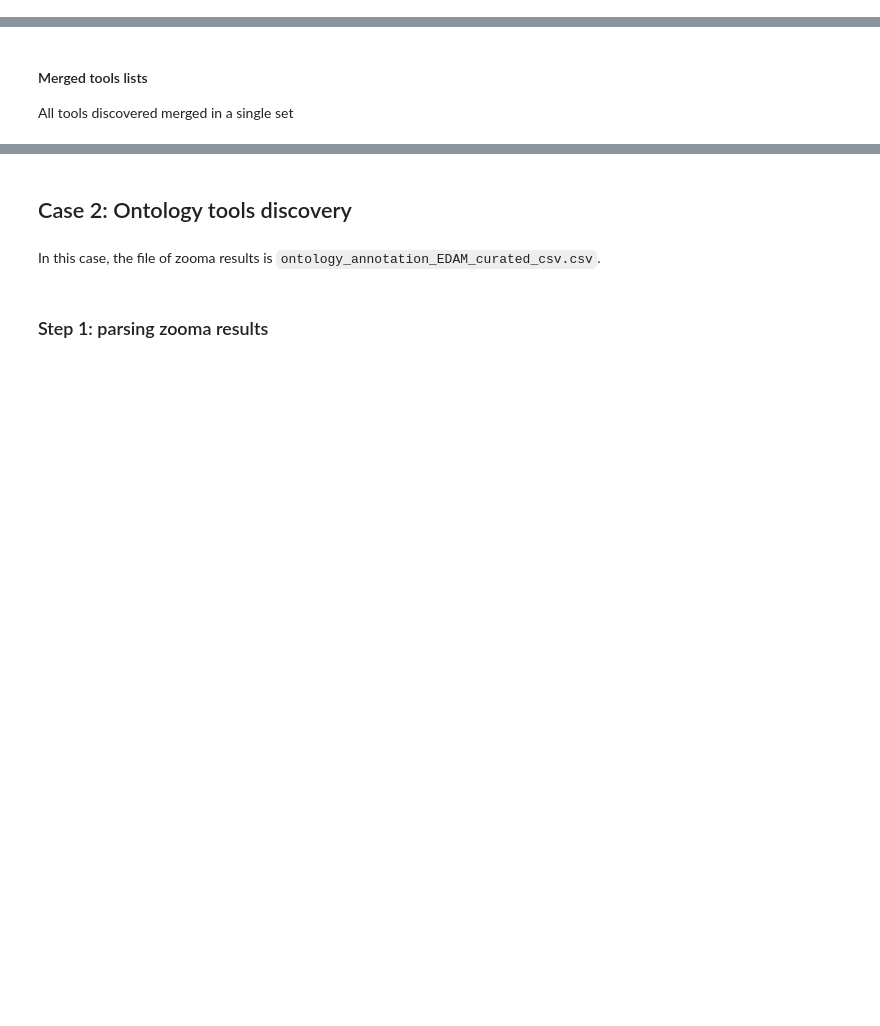
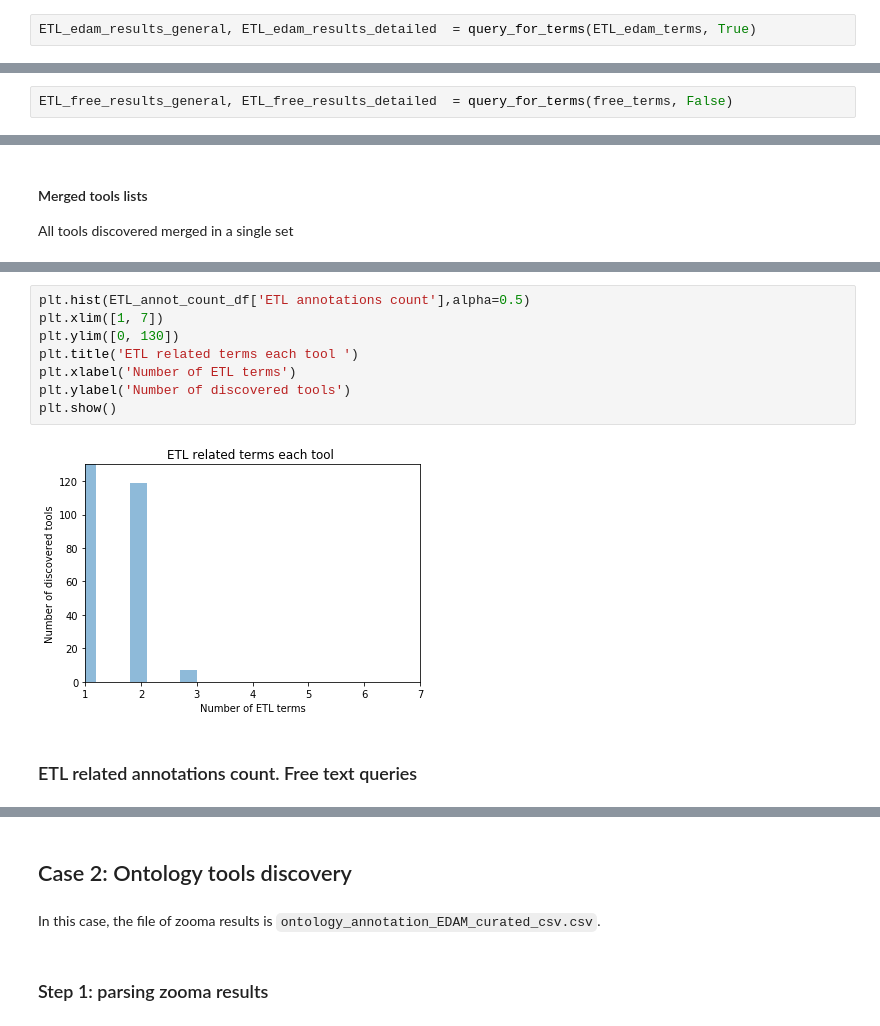
Before and after one commit to FAIRplus/WP3_FAIR_tooling, a Jupyter notebook: tool_discovery/biotools_API_querying.ipynb, the cells around one changed output, grey strips where cells are left out. Drawn from its saved outputs; the diff is of its cells as text; blank space fills up the shorter version.

```diff
--- a/tool_discovery/biotools_API_querying.ipynb
+++ b/tool_discovery/biotools_API_querying.ipynb
@@ -261,0 +261,2 @@ Requests finished.
+# %%
+ETL_edam_results_general, ETL_edam_results_detailed  = query_for_terms(ETL_edam_terms, True)
@@ -267,0 +289,2 @@ save_results(ETL_results_general, terms_label_ETL, path_output_ETL)
+# %%
+ETL_free_results_general, ETL_free_results_detailed  = query_for_terms(free_terms, False)
@@ -340,0 +427,12 @@ ETL_annot_count_df = pd.DataFrame(list(matches_tools.items()), columns= ['tool',
+# %%
+plt.hist(ETL_annot_count_df['ETL annotations count'],alpha=0.5)
+plt.xlim([1, 7])
+plt.ylim([0, 130])
+plt.title('ETL related terms each tool ')
+plt.xlabel('Number of ETL terms')
+plt.ylabel('Number of discovered tools')
+plt.show()
+# %% [output]
+[figure, added]
+# %% [markdown]
+### ETL related annotations count. Free text queries
```
Also changed, not shown: parts of 33 cells of this notebook, 24 other files.
